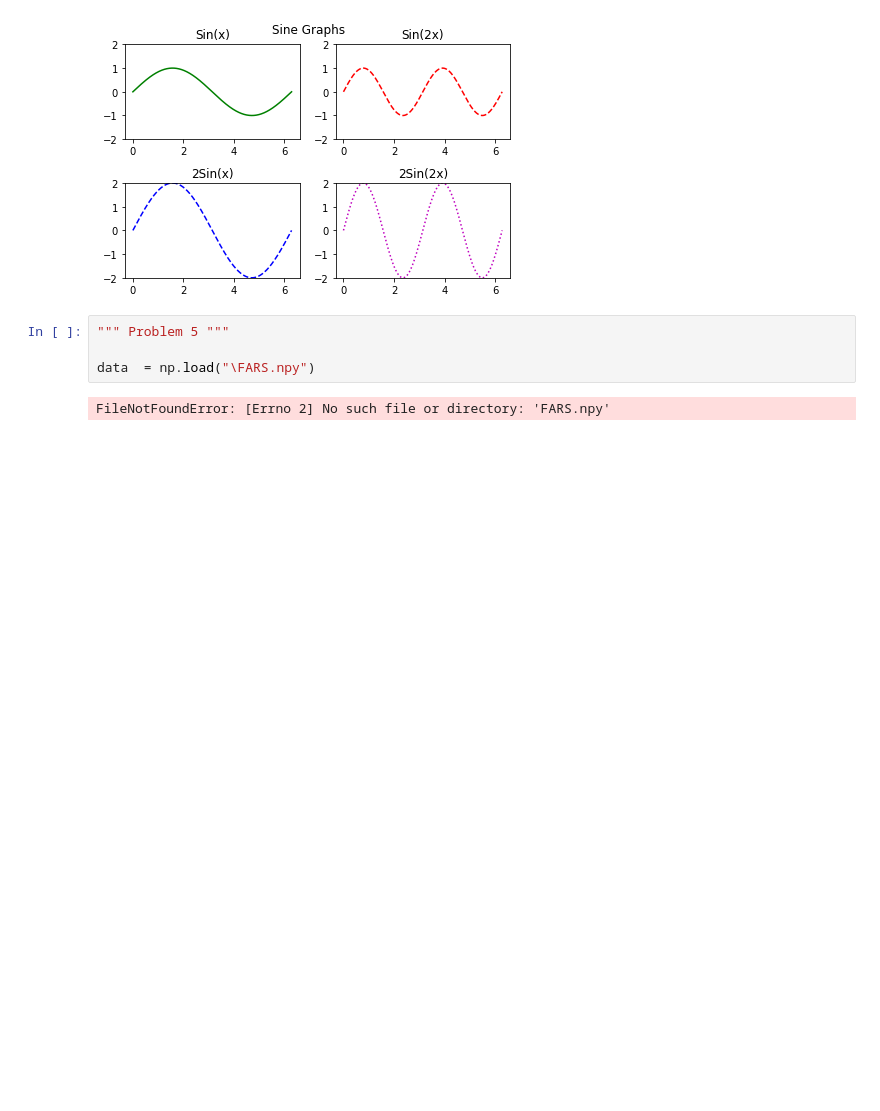
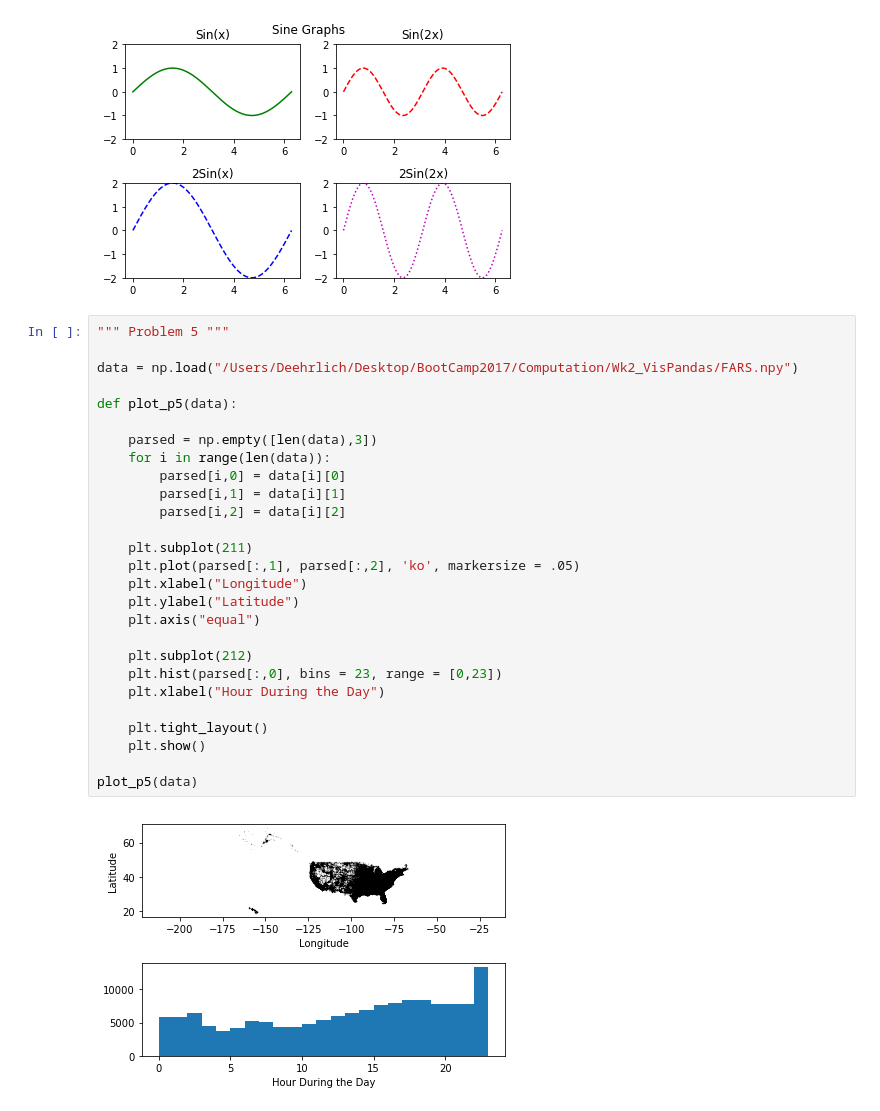
Before and after one commit to deehrlich/BootCamp2017, a Jupyter notebook: ProbSets/Computation/Week 2/Ehrlich_Matplotlib.ipynb, the cells around one changed output. Cells and saved outputs as stored; diff of their text form; blank space fills up the shorter version.

Commit message:
Updated Math Problem Sets

```diff
--- a/ProbSets/Computation/Week 2/Ehrlich_Matplotlib.ipynb
+++ b/ProbSets/Computation/Week 2/Ehrlich_Matplotlib.ipynb
@@ -105,9 +105,32 @@ xdomain = np.linspace(0, 2*np.pi, 1000)
 plot_p4(ydomain, xdomain)
 # %% [output]
 [figure]
-# %%
-""" Problem 5 """
-
-data  = np.load("\FARS.npy")
-# %% [output]
-FileNotFoundError: [Errno 2] No such file or directory: 'FARS.npy'
+# %%
+""" Problem 5 """
+
+data = np.load("/Users/Deehrlich/Desktop/BootCamp2017/Computation/Wk2_VisPandas/FARS.npy")
+
+def plot_p5(data):
+
+    parsed = np.empty([len(data),3])
+    for i in range(len(data)):
+        parsed[i,0] = data[i][0]
+        parsed[i,1] = data[i][1]
+        parsed[i,2] = data[i][2]
+
+    plt.subplot(211)
+    plt.plot(parsed[:,1], parsed[:,2], 'ko', markersize = .05)
+    plt.xlabel("Longitude")
+    plt.ylabel("Latitude")
+    plt.axis("equal")
+
+    plt.subplot(212)
+    plt.hist(parsed[:,0], bins = 23, range = [0,23])
+    plt.xlabel("Hour During the Day")
+
+    plt.tight_layout()
+    plt.show()
+
+plot_p5(data)
+# %% [output]
+[figure, added]
```
Also changed, not shown: parts of 1 cell of this notebook, 3 other files.
